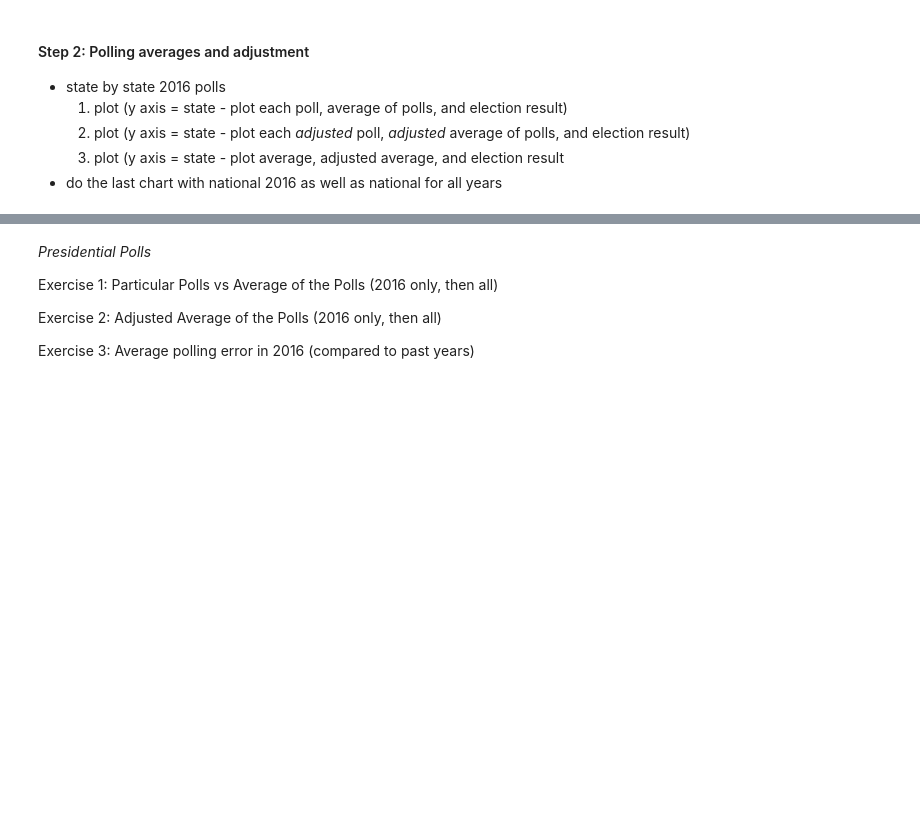
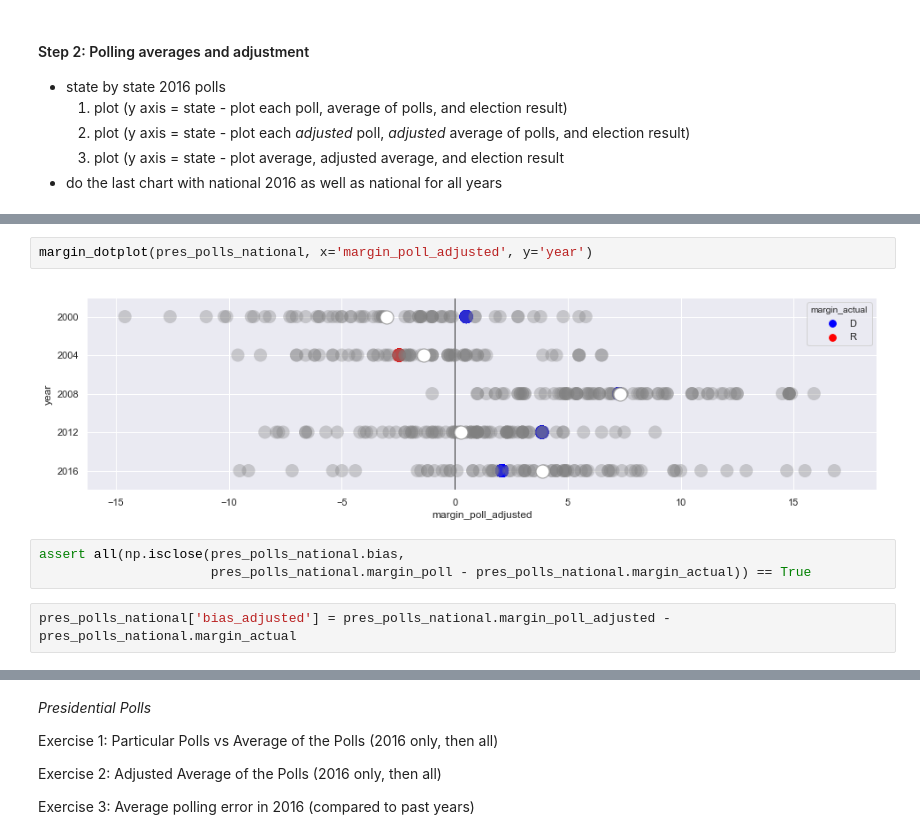
Before and after one commit to dmil/wrangler-polls, a Jupyter notebook: polling-analysis.ipynb, the cells around one changed output, grey strips where cells are left out. Saved outputs shown, nothing was run; the diff lists cells and outputs as text; blank space fills up the shorter version.

```diff
--- a/polling-analysis.ipynb
+++ b/polling-analysis.ipynb
@@ -163,0 +220,9 @@ pres_polls_by_state[['year', 'bias']].groupby('year').mean()
+# %%
+margin_dotplot(pres_polls_national, x='margin_poll_adjusted', y='year')
+# %% [output]
+[figure, added]
+# %%
+assert all(np.isclose(pres_polls_national.bias,
+                      pres_polls_national.margin_poll - pres_polls_national.margin_actual)) == True
+# %%
+pres_polls_national['bias_adjusted'] = pres_polls_national.margin_poll_adjusted - pres_polls_national.margin_actual
```
Also changed, not shown: parts of 10 cells of this notebook.
